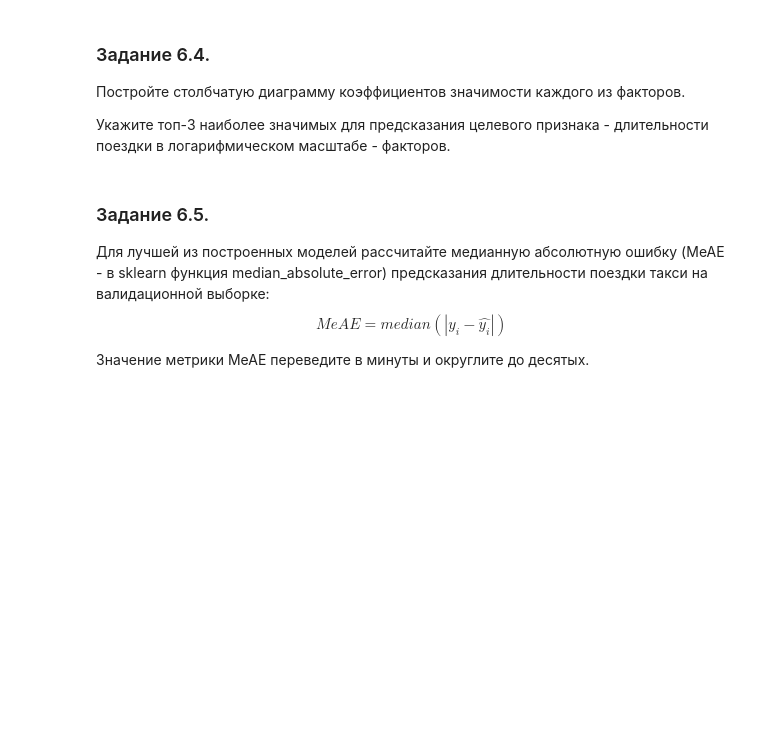
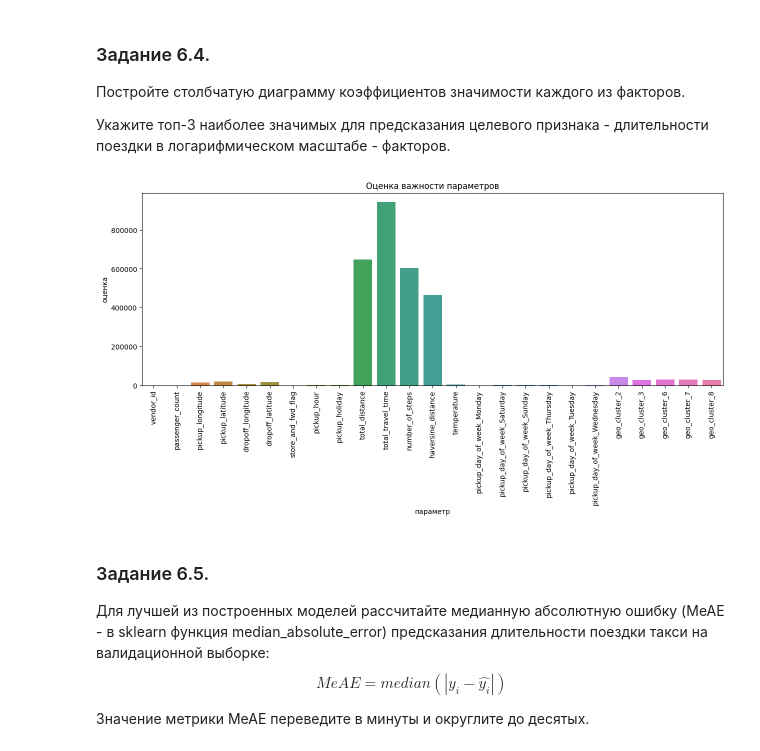
Before and after one commit to eartzhi/yellow_taxi, a Jupyter notebook: Project-5._Ноутбук-шаблон (1).ipynb, the cells around one changed output. Drawn from its saved outputs; the diff is of its cells as text; code cells hidden in the pictures; blank space fills up the shorter version.

```diff
--- a/Project-5._Ноутбук-шаблон (1).ipynb
+++ b/Project-5._Ноутбук-шаблон (1).ipynb
@@ -1072,0 +1183,15 @@ max_depths = range(7, 20)
+# %%
+# ваш код здесь
+rf = ensemble.RandomForestRegressor(
+    n_estimators=200,
+    max_depth=12,
+    criterion='squared_error',
+    min_samples_split=20,
+    random_state=42)
+rf.fit(X_train_mms, y_train_log)
+
+y_train_pred = rf.predict(X_train_mms)
+y_valid_pred = rf.predict(X_valid_mms)
+
+print(f'Train data RMSLE = {metrics.root_mean_squared_error(y_train_log, y_train_pred):.2f}')
+print(f'Valid data RMSLE = {metrics.root_mean_squared_error(y_valid_log, y_valid_pred):.2f}')
@@ -1085,3 +1211,22 @@ max_depths = range(7, 20)
+# %%
+# ваш код здесь
+# Создаем объект класса градиентный бустинг
+gb = ensemble.GradientBoostingRegressor(
+    max_depth=3, #максимальная глубина дерева
+    n_estimators=10, #количество деревьев в ансамбле
+    random_state=42 #датчик генератора случайных чисел
+)
+
+# Обучаем модель
+gb.fit(X_train_mms, y_train_log)
+
+# Формируем предсказание для тестовой выборки
+y_train_pred = gb.predict(X_train_mms)
+y_valid_pred = gb.predict(X_valid_mms)
+
+# Оцениваем качество по метрике MSE
+print(f'Train data RMSLE = {metrics.root_mean_squared_error(y_train_log, y_train_pred):.2f}')
+print(f'Valid data RMSLE = {metrics.root_mean_squared_error(y_valid_log, y_valid_pred):.2f}')
 # %% [markdown]
 ### Задание 6.3.
 Какая из построенных вами моделей показала наилучший результат (наименьшее значение RMSLE на валидационной выборке)?
@@ -1100,3 +1243,16 @@ max_depths = range(7, 20)
+# %%
+# ваш код здесь
+imp_data =  pd.DataFrame([gb.feature_importances_], columns=X_train_mms.columns)
+fig = plt.figure(figsize=(15, 5))
+
+ax = sns.barplot(
+    imp_data
+    )
+
+ax.set(xlabel='параметр', ylabel='оценка', title='Оценка важности параметров')
+ax.tick_params(axis='x', rotation=90)
+# %% [output]
+[figure, added]
 # %% [markdown]
 ### Задание 6.5.
 Для лучшей из построенных моделей рассчитайте медианную абсолютную ошибку (MeAE - в sklearn функция median_absolute_error) предсказания длительности поездки такси на валидационной выборке:
```
Also changed, not shown: parts of 34 cells of this notebook.
